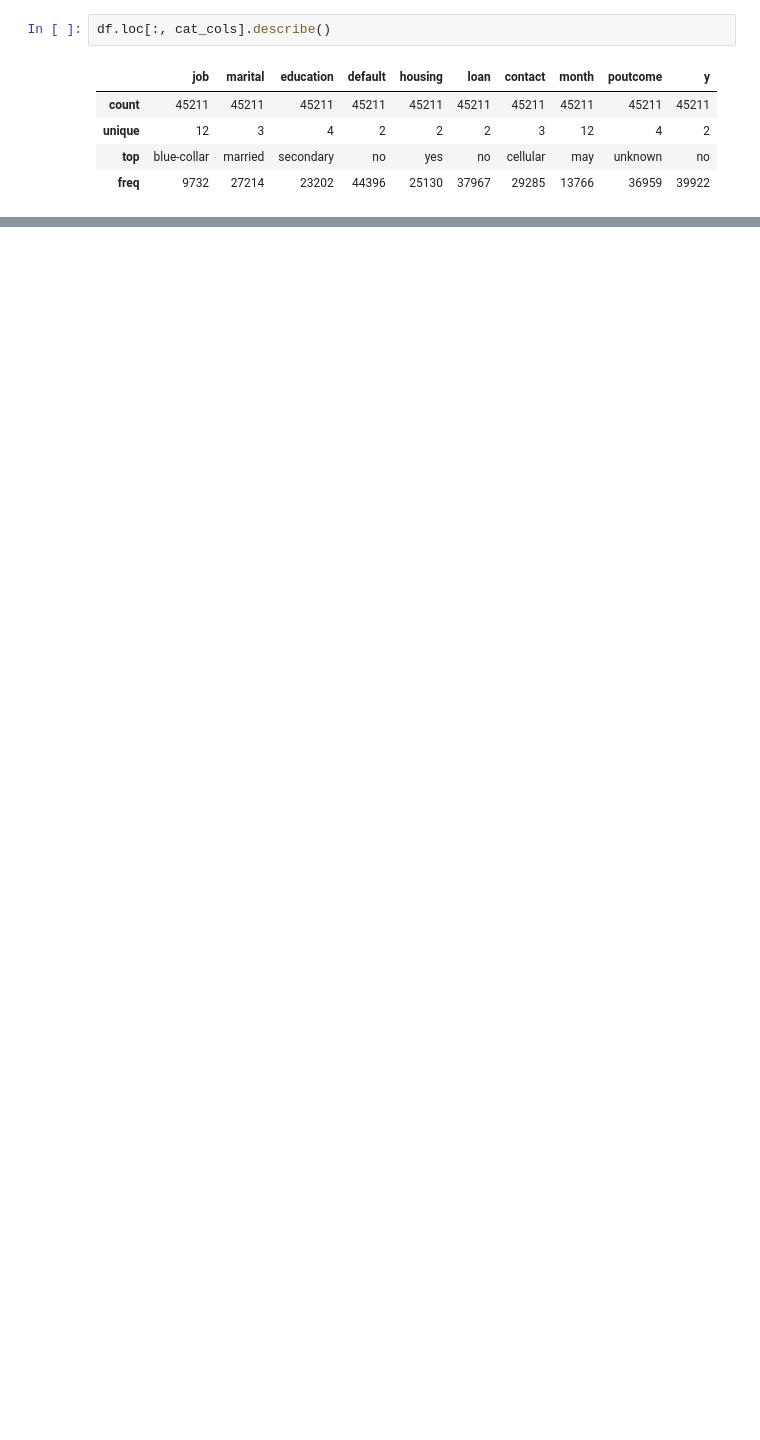
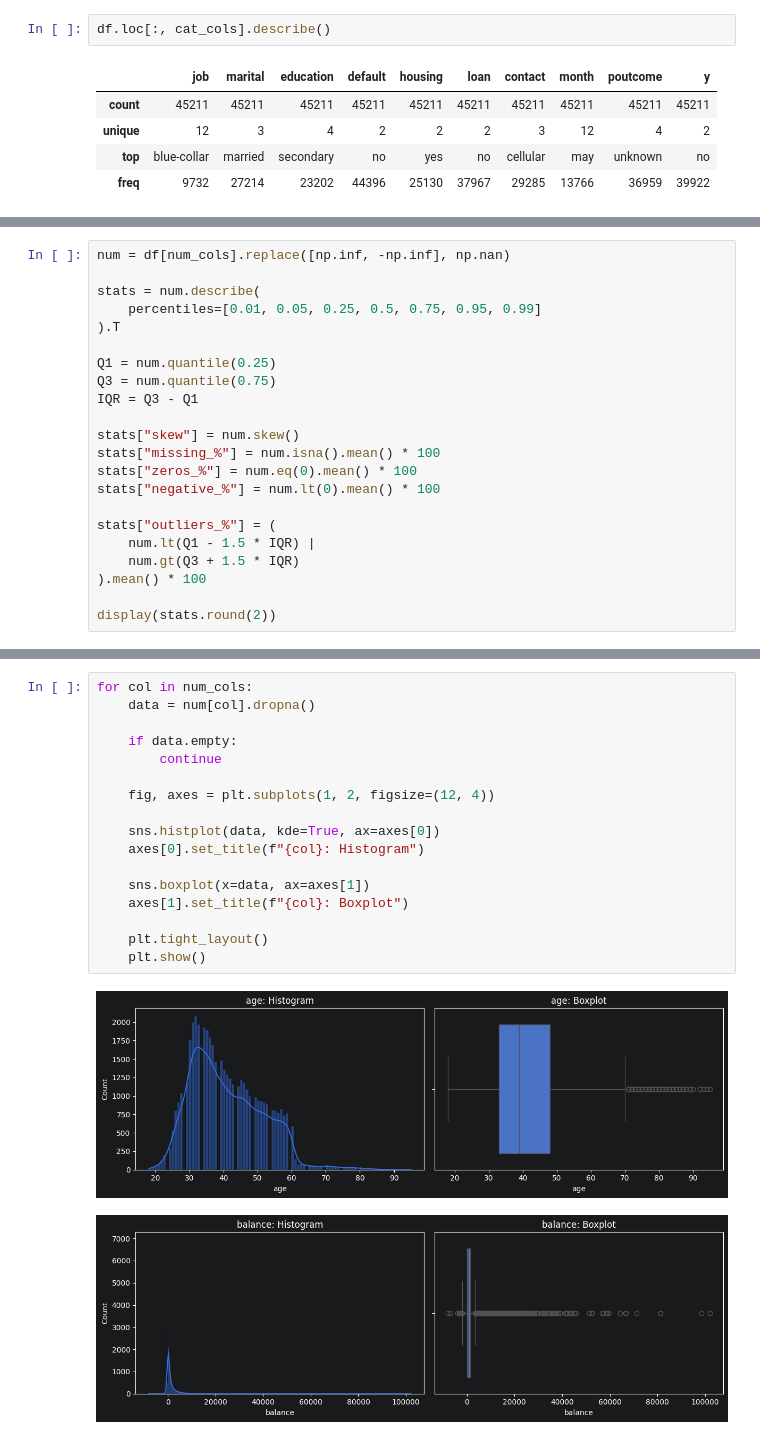
Before and after one commit to BarbieKenn/catboost-ml, a Jupyter notebook: notebooks/02_eda.ipynb, the cells around one changed output, grey strips where cells are left out. Saved outputs shown, nothing was run; the diff lists cells and outputs as text; blank space fills up the shorter version.

```diff
--- a/notebooks/02_eda.ipynb
+++ b/notebooks/02_eda.ipynb
@@ -49,0 +55,22 @@ df.describe()
+# %%
+num = df[num_cols].replace([np.inf, -np.inf], np.nan)
+
+stats = num.describe(
+    percentiles=[0.01, 0.05, 0.25, 0.5, 0.75, 0.95, 0.99]
+).T
+
+Q1 = num.quantile(0.25)
+Q3 = num.quantile(0.75)
+IQR = Q3 - Q1
+
+stats["skew"] = num.skew()
+stats["missing_%"] = num.isna().mean() * 100
+stats["zeros_%"] = num.eq(0).mean() * 100
+stats["negative_%"] = num.lt(0).mean() * 100
+
+stats["outliers_%"] = (
+    num.lt(Q1 - 1.5 * IQR) |
+    num.gt(Q3 + 1.5 * IQR)
+).mean() * 100
+
+display(stats.round(2))
@@ -49,0 +85,20 @@ df.describe()
+# %%
+for col in num_cols:
+    data = num[col].dropna()
+
+    if data.empty:
+        continue
+
+    fig, axes = plt.subplots(1, 2, figsize=(12, 4))
+
+    sns.histplot(data, kde=True, ax=axes[0])
+    axes[0].set_title(f"{col}: Histogram")
+
+    sns.boxplot(x=data, ax=axes[1])
+    axes[1].set_title(f"{col}: Boxplot")
+
+    plt.tight_layout()
+    plt.show()
+# %% [output]
+[figure, added]
+[figure, added]
```
Also changed, not shown: parts of 13 cells of this notebook.
